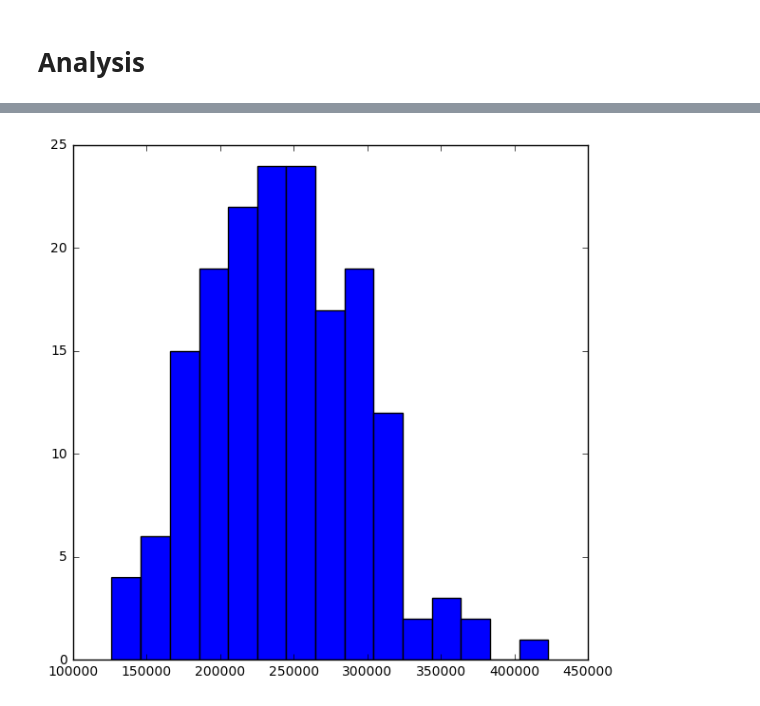
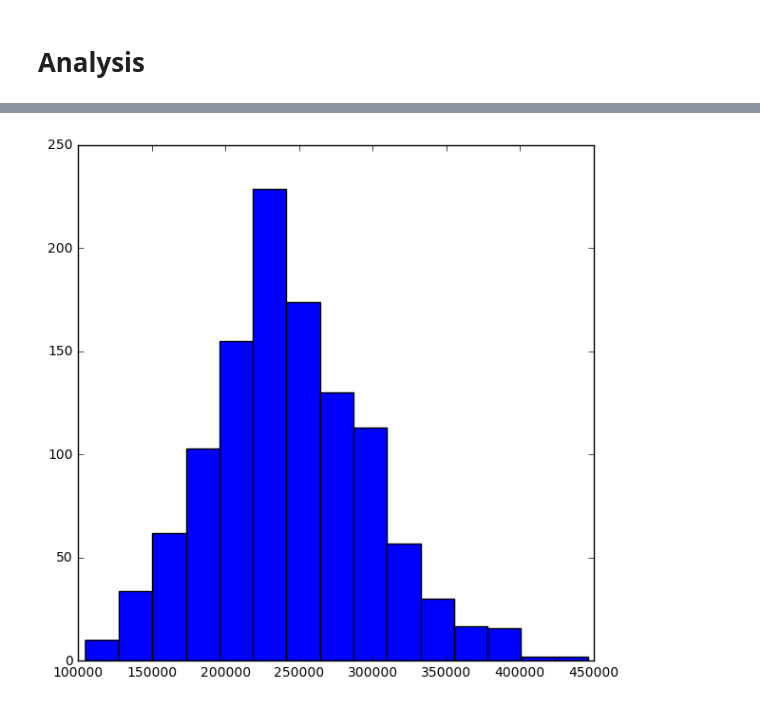
Before and after one commit to mzapotoczny/moto_stats, a Jupyter notebook: Analysis.ipynb, the cells around one changed output, grey strips where cells are left out. Drawn from its saved outputs; the diff is of its cells as text; code cells hidden in the pictures.

Commit message:
New database

```diff
--- a/Analysis.ipynb
+++ b/Analysis.ipynb
@@ -28,3 +37,7 @@ with open('data_mondeo.pkl', 'r') as f:
+# %%
+tc = olx.olxChecker(database='mondeo.db')
+# %%
+offrs_dtls = tc.offers.values()
 # %% [markdown]
 # Analysis
 # %%
@@ -188,12 +201,14 @@ Rok | Ilość | Manual | Ilość | Automat
 # %%
 przebiegi = []
 for ofr in offrs_dtls:
+    if 'Przebieg' not in ofr['details']:
+        continue
     przebieg = int(ofr['details']['Przebieg'][:-2].replace(' ',''))
     if przebieg > 100000 and przebieg < 1000000:
         przebiegi += [przebieg]
 _ = hist(przebiegi, bins=15)
 # %% [output]
-[figure, old version]
+[figure, new version]
 # %%
 find_by_type(['details', 'Paliwo'])
 # %% [output]
```
Also changed, not shown: parts of 18 cells of this notebook, 6 other files.
